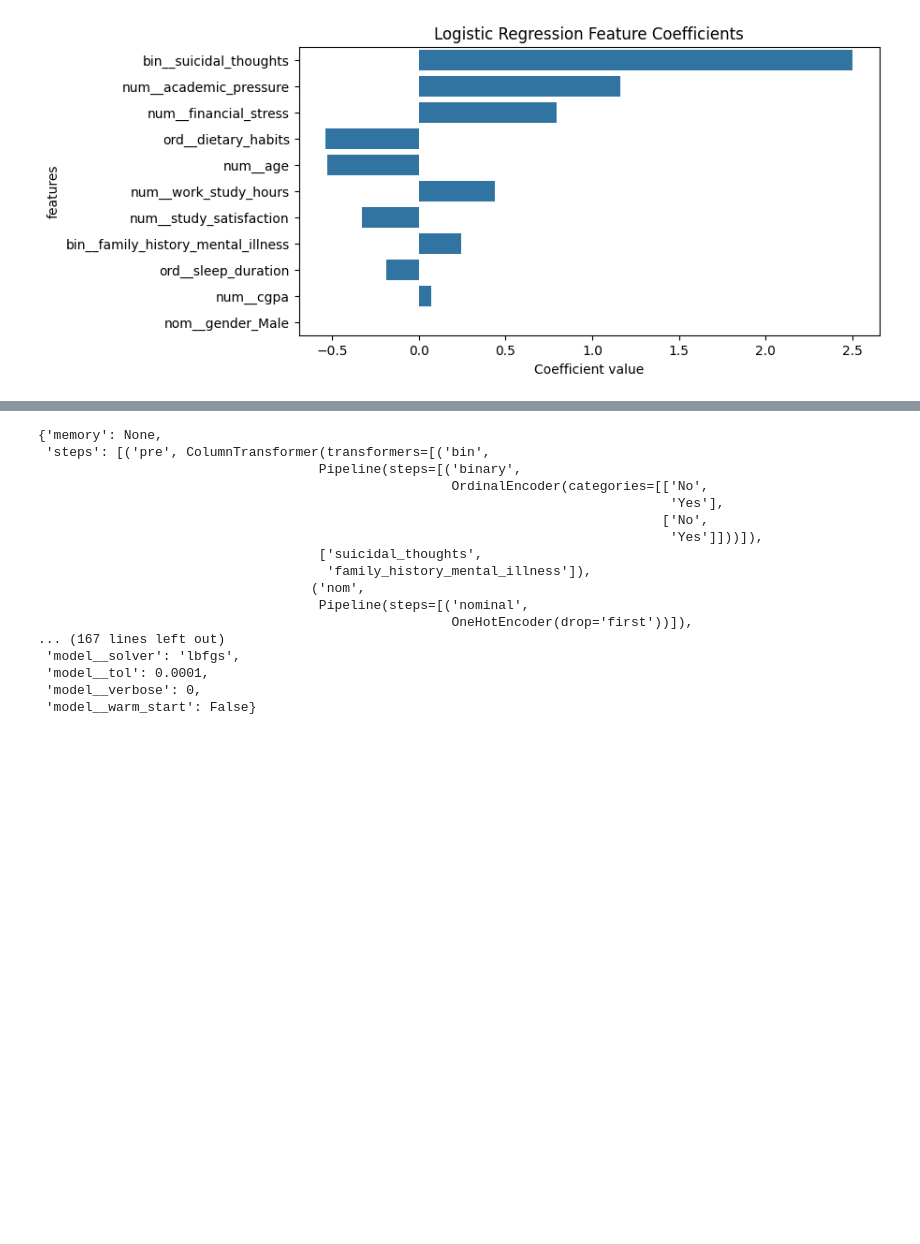
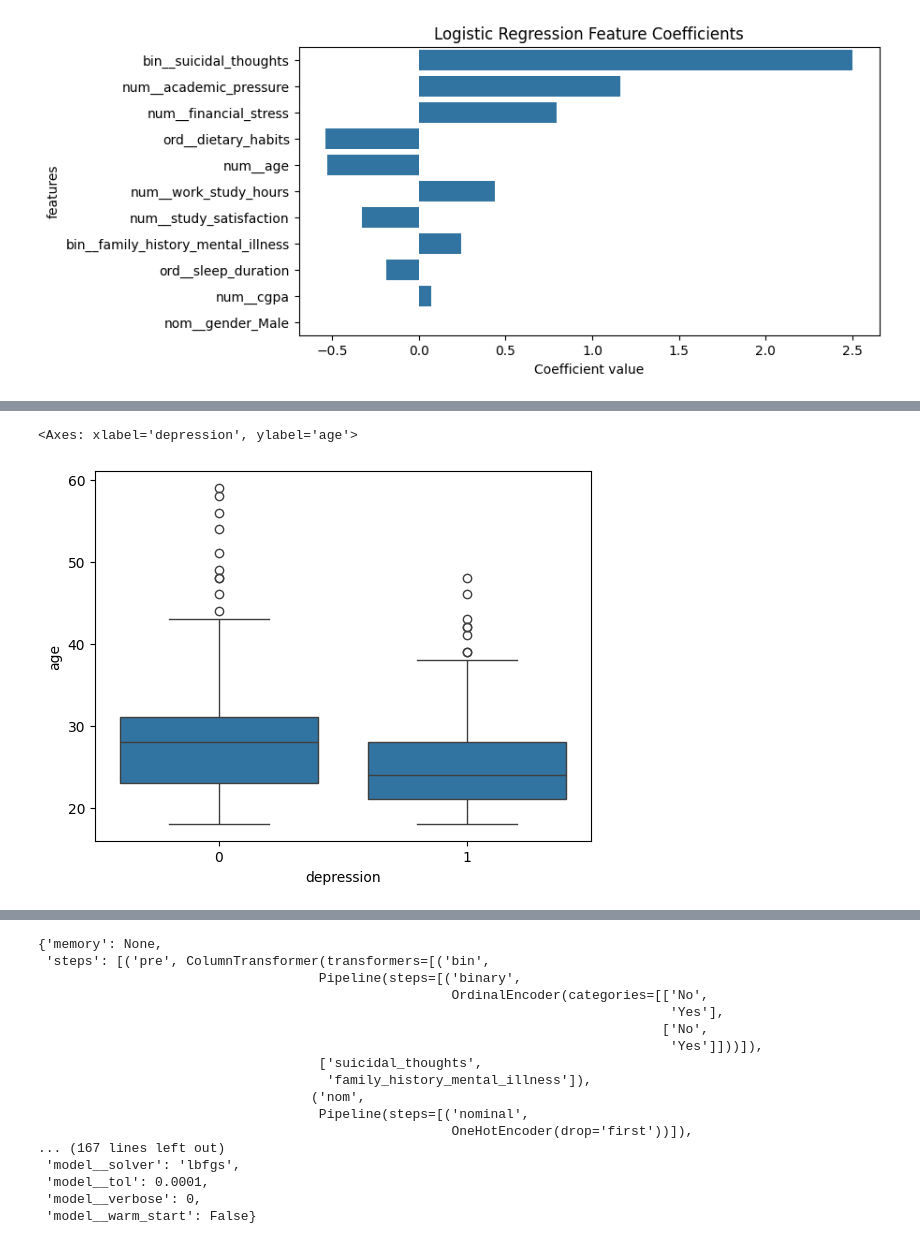
Before and after one commit to puck-arthur/data-learning, a Jupyter notebook: notebooks/week4_feature_engineering.ipynb, the cells around one changed output, grey strips where cells are left out. Drawn from its saved outputs; the diff is of its cells as text; code cells hidden in the pictures; blank space fills up the shorter version.

```diff
--- a/notebooks/week4_feature_engineering.ipynb
+++ b/notebooks/week4_feature_engineering.ipynb
@@ -681,0 +423,11 @@ plt.show()
+# %%
+sb.boxplot(
+    data=df,
+    x='depression',
+    y='age'
+)
+
+# Maybe I could cluster the age? It seems like a higher age means less depression
+# %% [output]
+<Axes: xlabel='depression', ylabel='age'>
+[figure, added]
```
Also changed, not shown: parts of 28 cells of this notebook.
